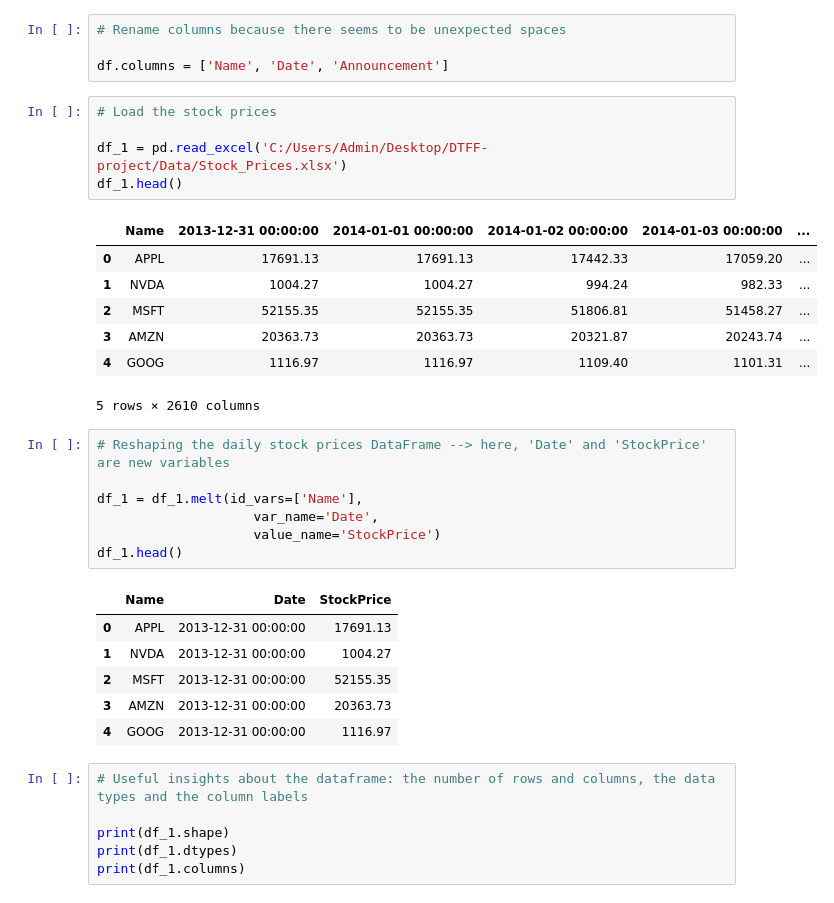
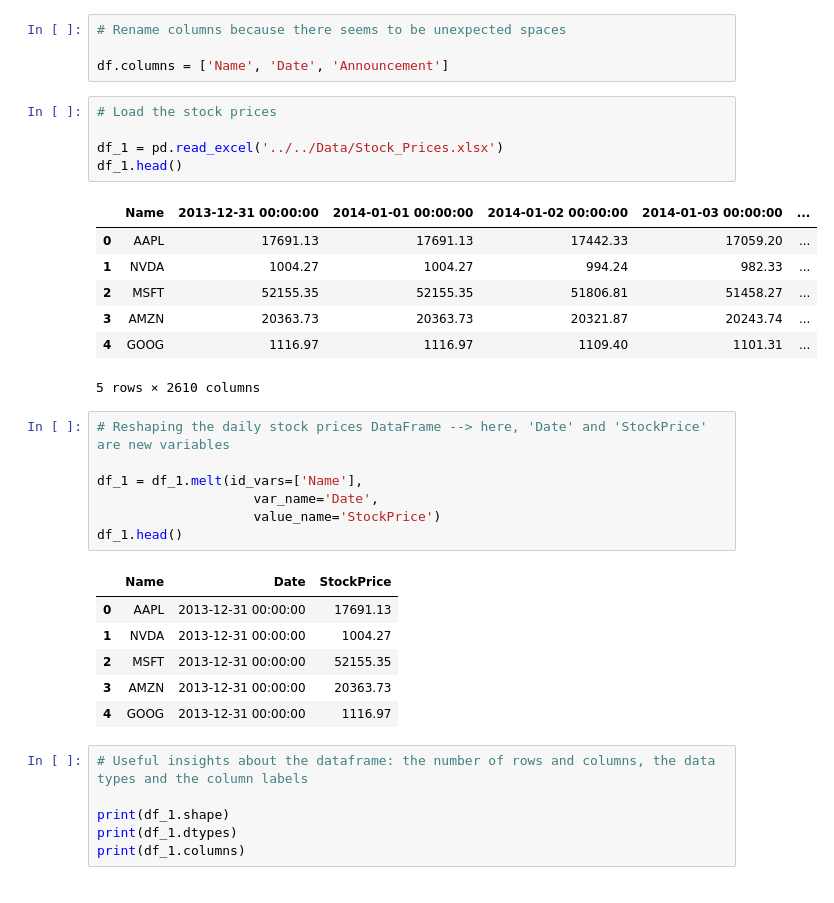
Before and after one commit to Nicodu21/DTFF-project, a Jupyter notebook: code/notebook/DTFF_project.ipynb, the cells around one changed output. Drawn from its saved outputs; the diff is of its cells as text.

```diff
--- a/code/notebook/DTFF_project.ipynb
+++ b/code/notebook/DTFF_project.ipynb
@@ -59,11 +59,11 @@ df.columns = ['Name', 'Date', 'Announcement']
 # %%
 # Load the stock prices
 
-df_1 = pd.read_excel('C:/Users/Admin/Desktop/DTFF-project/Data/Stock_Prices.xlsx')
+df_1 = pd.read_excel('../../Data/Stock_Prices.xlsx')
 df_1.head()
 # %% [output]
 |  | Name | 2013-12-31 00:00:00 | 2014-01-01 00:00:00 | 2014-01-02 00:00:00 | 2014-01-03 00:00:00 | ... |
-| 0 | APPL | 17691.13 | 17691.13 | 17442.33 | 17059.20 | ... |
+| 0 | AAPL | 17691.13 | 17691.13 | 17442.33 | 17059.20 | ... |
 | 1 | NVDA | 1004.27 | 1004.27 | 994.24 | 982.33 | ... |
 | 2 | MSFT | 52155.35 | 52155.35 | 51806.81 | 51458.27 | ... |
 | 3 | AMZN | 20363.73 | 20363.73 | 20321.87 | 20243.74 | ... |
@@ -78,7 +78,7 @@ df_1 = df_1.melt(id_vars=['Name'],
 df_1.head()
 # %% [output]
 |  | Name | Date | StockPrice |
-| 0 | APPL | 2013-12-31 00:00:00 | 17691.13 |
+| 0 | AAPL | 2013-12-31 00:00:00 | 17691.13 |
 | 1 | NVDA | 2013-12-31 00:00:00 | 1004.27 |
 | 2 | MSFT | 2013-12-31 00:00:00 | 52155.35 |
 | 3 | AMZN | 2013-12-31 00:00:00 | 20363.73 |
```
Also changed, not shown: parts of 15 cells of this notebook, 7 other files.
